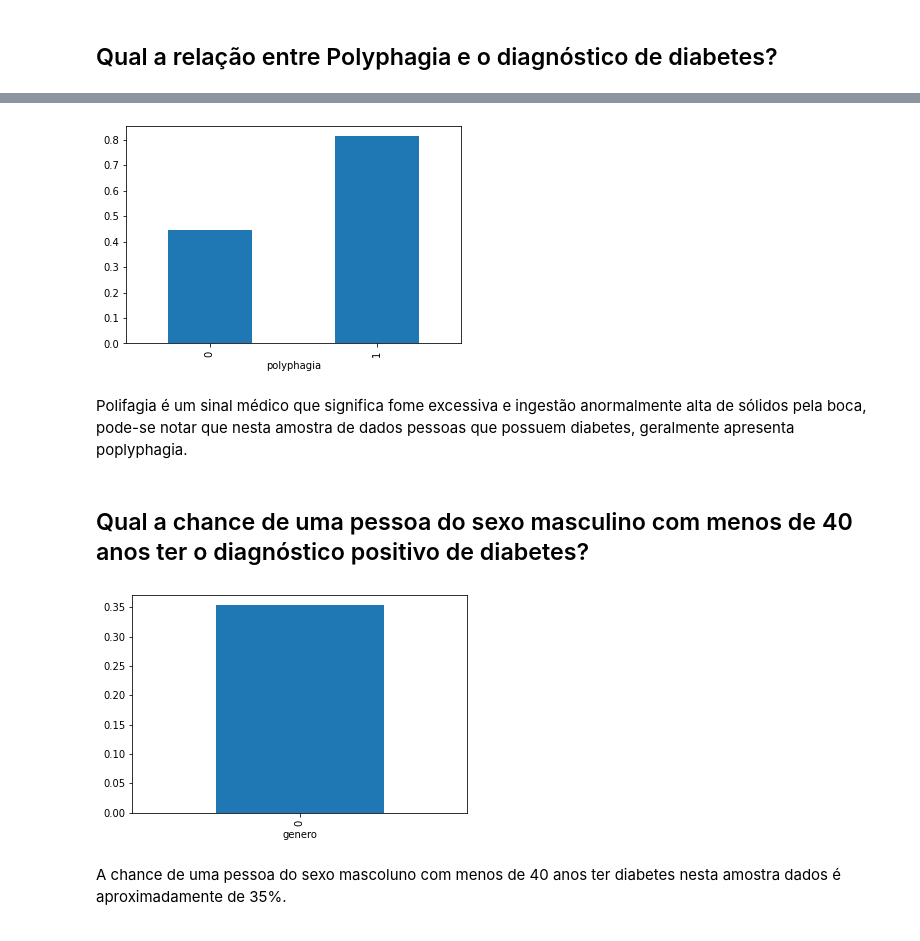
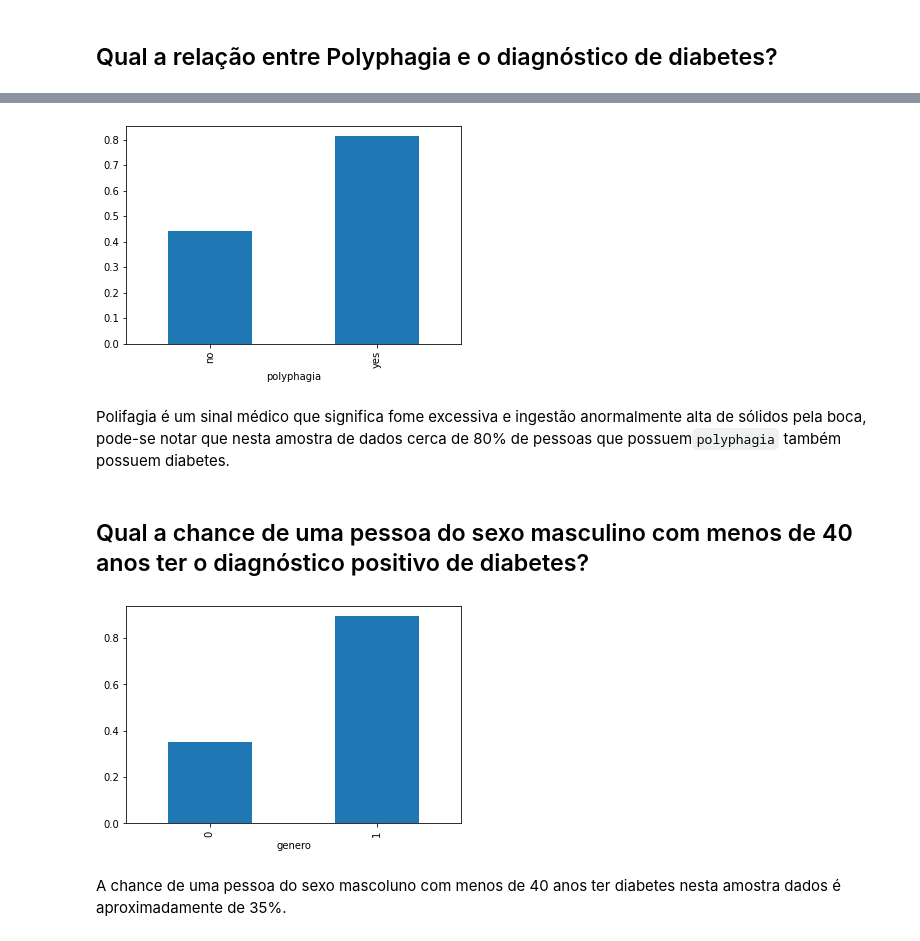
Before and after one commit to grazimelo/case-sbf, a Jupyter notebook: notebooks/2_eda.ipynb, the cells around one changed output, grey strips where cells are left out. Saved outputs shown, nothing was run; the diff lists cells and outputs as text; code cells hidden in the pictures.

```diff
--- a/notebooks/2_eda.ipynb
+++ b/notebooks/2_eda.ipynb
@@ -117,4 +97,5 @@ plt.show()
 # %%
-df_train.astype('int').groupby('obesidade').mean()['target'].plot.bar()
+df_train['target'] = df_train['target'].map({'positive': 1, 'negative': 0})
+df_train.groupby('obesidade').mean()['target'].plot.bar()
 plt.show()
 # %% [output]
@@ -129,18 +112,19 @@ plt.show()
 # %%
-df_train.astype('int').groupby('polyphagia').mean()['target'].plot.bar()
+df_train['genero'] = df_train['genero'] .map({'female': 1, 'male': 0})
+df_train.groupby('polyphagia').mean()['target'].plot.bar()
 plt.show()
 # %% [output]
-[figure, old version]
+[figure, new version]
 # %% [markdown]
-Polifagia é um sinal médico que significa fome excessiva e ingestão anormalmente alta de sólidos pela boca, pode-se notar que nesta amostra de dados pessoas que possuem diabetes, geralmente apresenta poplyphagia.
+Polifagia é um sinal médico que significa fome excessiva e ingestão anormalmente alta de sólidos pela boca, pode-se notar que nesta amostra de dados cerca de 80% de pessoas que possuem`polyphagia` também possuem diabetes.
 # %% [markdown]
 ## Qual a chance de uma pessoa do sexo masculino com menos de 40 anos ter o diagnóstico positivo de diabetes?
 # %%
-genero_masc = (df_train['genero'] == '0')
-idade_40 = (df_train['idade'] < 40)
-df_train[genero_masc & idade_40].astype('int').groupby('genero').mean()['target'].plot.bar()
+genero_masc = df_train[df_train['genero'] == 0]
+genero_masc = df_train[df_train['idade'] < 40]
+genero_masc.groupby('genero').mean()['target'].plot.bar()
 plt.show()
 # %% [output]
-[figure, old version]
+[figure, new version]
 # %% [markdown]
 A chance de uma pessoa do sexo mascoluno com menos de 40 anos ter diabetes nesta amostra dados é aproximadamente de 35%.
```
Also changed, not shown: parts of 13 cells of this notebook, 5 other files.
